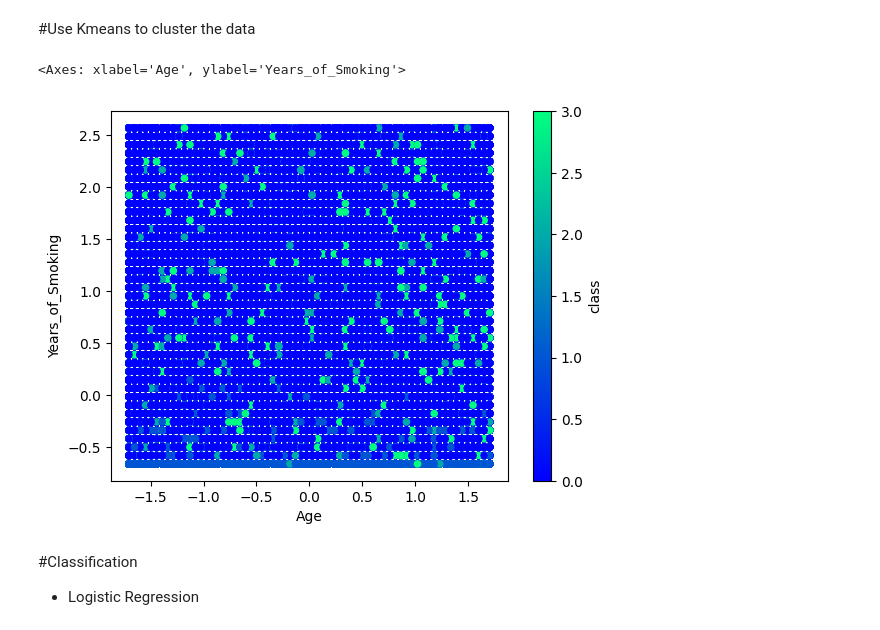
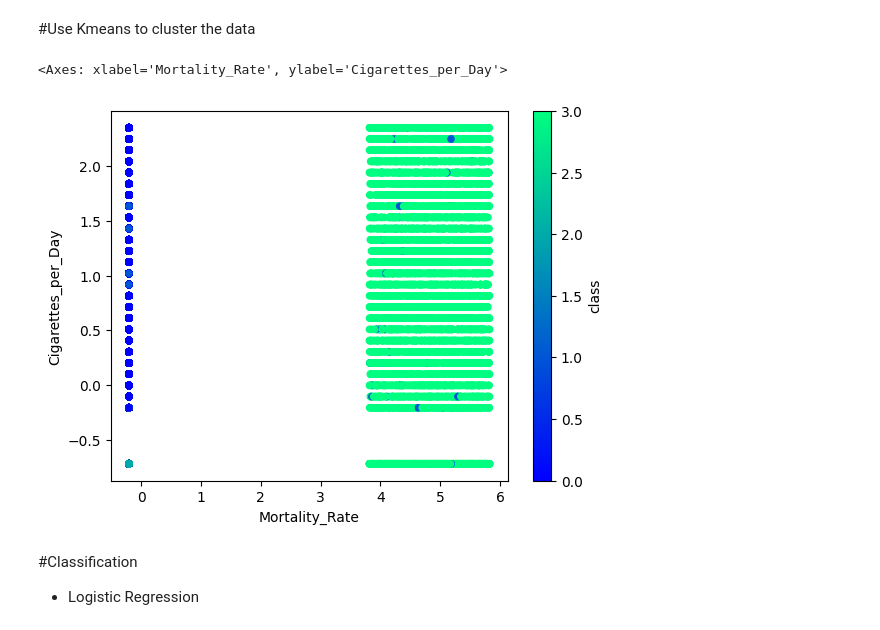
Before and after one commit to sowmyarshetty/Project2-AI-Class, a Jupyter notebook: Project2_AI_Class.ipynb, the cells around one changed output. Saved outputs shown, nothing was run; the diff lists cells and outputs as text; code cells hidden in the pictures.

```diff
--- a/Project2_AI_Class.ipynb
+++ b/Project2_AI_Class.ipynb
@@ -197,4 +209,15 @@ df_lc_concat.head(5)
 # %%
+
+#Ignore Cancer_Stage
+
+df_categorical_data = pd.get_dummies(df_lc[['Country','Gender','Smoker','Passive_Smoker','Family_History', 'Lung_Cancer_Diagnosis', 'Air_Pollution_Exposure','Occupational_Exposure', 'Indoor_Pollution', 'Healthcare_Access']])
+# Concatenate the df_lc_scaled and the df_categorical_data DataFrames
+
+# Change the column names of df_lc_scaled to strings
+df_lc_scaled.columns = df_lc_scaled.columns.get_level_values(0)
+
+df_lc_concat = pd.concat([df_lc_scaled,df_categorical_data],axis = 1)
+#df_lc_concat.head(5)
 # Create a a list to store inertia values
 inertia = []
 
@@ -208,3 +231,16 @@ for i in k:
     k_model = KMeans(n_clusters=i, n_init='auto', random_state=1)
     k_model.fit(df_lc_concat)
     inertia.append(k_model.inertia_)
+
+    # Define a DataFrame to hold the values for k and the corresponding inertia
+elbow_data = {"k": k, "inertia": inertia}
+df_elbow = pd.DataFrame(elbow_data)
+
+# Review the DataFrame
+df_elbow.head()
+
+# Plot the elbow curve
+df_elbow.plot.line(x="k",
+                   y="inertia",
+                   title="Elbow Curve",
+                   xticks=k)
@@ -251,15 +277,15 @@ predictions_df['class'] = k_4
 # %%
 # Plot the clusters
 
 # Plot the clusters
 predictions_df.plot.scatter(
-    x="Age",
-    y="Years_of_Smoking",
+    x="Mortality_Rate",
+    y="Cigarettes_per_Day",
     c="class",
     colormap="winter")
 # %% [output]
-<Axes: xlabel='Age', ylabel='Years_of_Smoking'>
+<Axes: xlabel='Mortality_Rate', ylabel='Cigarettes_per_Day'>
-[figure, old version]
+[figure, new version]
 # %% [markdown]
 #Classification
 
```
Also changed, not shown: parts of 23 cells of this notebook.
